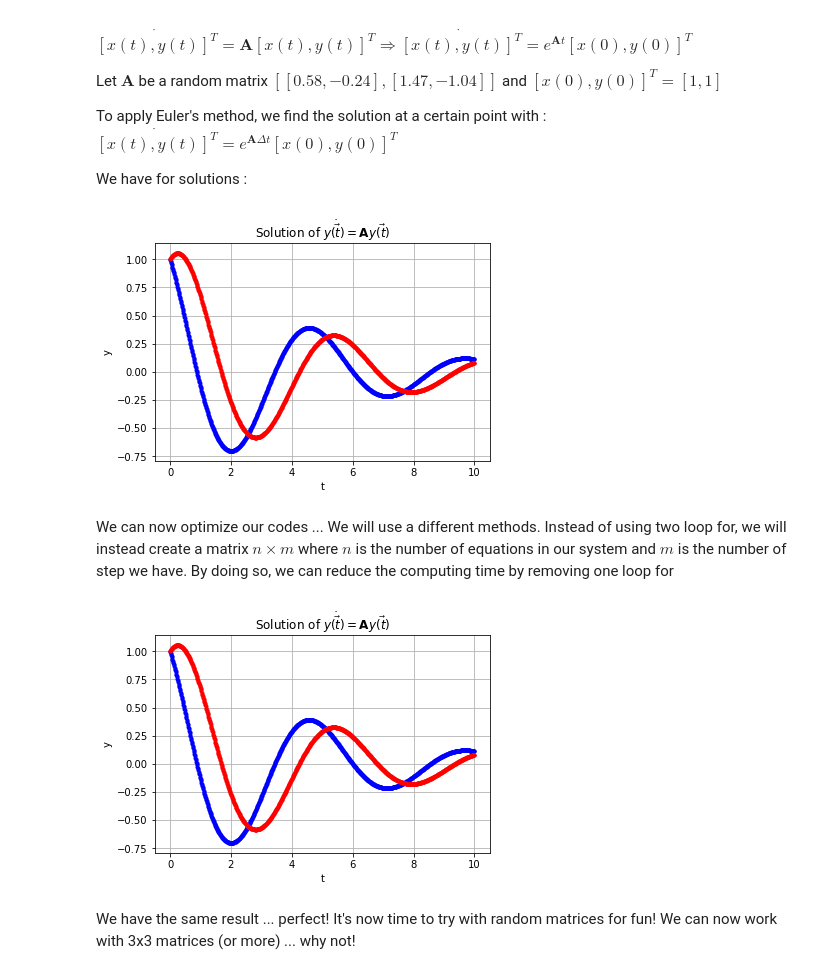
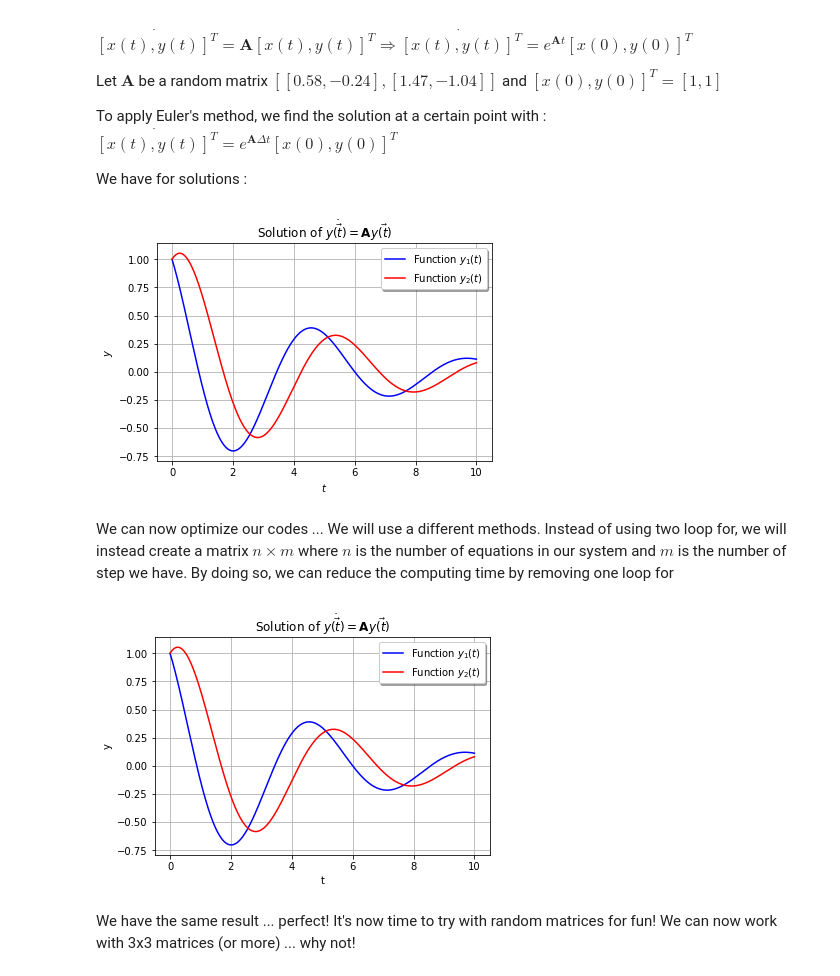
Before and after one commit to DCC-Lab/Computational-neuroscience-RNNs-, a Jupyter notebook: Differential_equation_solver/Diff_Eq_Solver_Euler_RK_.ipynb, the cells around one changed output. Drawn from its saved outputs; the diff is of its cells as text; code cells hidden in the pictures.

```diff
--- a/Differential_equation_solver/Diff_Eq_Solver_Euler_RK_.ipynb
+++ b/Differential_equation_solver/Diff_Eq_Solver_Euler_RK_.ipynb
@@ -91,39 +91,40 @@ def EDO_Euler_matrix(IC, t, A):
     t : time period
     A : Matrix
     -----------------------------
     Return tuple
     '''
     n = len(IC)  # We estimage te size of our matrices
     res = []
     for i in range(n):
         res.append(np.zeros((len(t),1)))  # We initialize zero matrices
         res[i][0] = IC[i]  #We initialize our initial value
     previous = IC
 
     for j in range(1, len(t)):
         delta_t = t[j] - t[j-1]
-        matrix = np.matmul(linalg.expm(A * delta_t), previous)  #find solution
+        matrix = linalg.expm(A * delta_t) @ previous  #find solution
         previous = matrix
         for i, y in enumerate(res):
             res[i][j] = matrix[i]  #redefine value
     return res
 
 
 
 t = np.linspace(0, 10, 1000)
 A = np.array([[0.58, -1.47], [1.47, -1.04]])
 y1 = (EDO_Euler_matrix(IC=np.array([[1],[1]]), t=t, A=A))[0]
 y2 = (EDO_Euler_matrix(IC=np.array([[1],[1]]), t=t, A=A))[1]
 
-plt.plot(t, y1, "b.-", label="y1")
-plt.plot(t, y2, "r.-", label="y2")
+plt.plot(t, y1, "b-", label=r"Function $y_1(t)$")
+plt.plot(t, y2, "r-", label=r"Function $y_2(t)$")
 plt.grid(True)
-plt.xlabel("t")
-plt.ylabel("y")
+plt.legend(fancybox=True, shadow=True)
+plt.xlabel(r"$t$")
+plt.ylabel(r"$y$")
 plt.title(r"Solution of $\dot{\vec{y(t)}}=\mathbf{A}\vec{y(t)}$")
 plt.show()
 # %% [output]
-[figure, old version]
+[figure, new version]
 # %% [markdown]
 We can now optimize our codes ... We will use a different methods. Instead of using two loop for, we will instead create a matrix $n \times m$ where $n$ is the number of equations in our system and $m$ is the number of step we have. By doing so, we can reduce the computing time by removing one loop for
 # %%
@@ -148,15 +149,16 @@ IC = np.array([1, 1]).T
 y1 = (EDO_Euler_Matrix_Opti(IC=IC, t=t, A=A))[0]
 y2 = (EDO_Euler_Matrix_Opti(IC=IC, t=t, A=A))[1]
 
-plt.plot(t, y1, "b.-", label="y1")
-plt.plot(t, y2, "r.-", label="y2")
+plt.plot(t, y1, "b-", label=r"Function $y_1(t)$")
+plt.plot(t, y2, "r-", label=r"Function $y_2(t)$")
 plt.grid(True)
-plt.xlabel("t")
-plt.ylabel("y")
+plt.legend(fancybox=True, shadow=True)
+plt.xlabel(r"t")
+plt.ylabel(r"y")
 plt.title(r"Solution of $\dot{\vec{y(t)}}=\mathbf{A}\vec{y(t)}$")
 plt.show()
 # %% [output]
-[figure, old version]
+[figure, new version]
 # %% [markdown]
 We have the same result ... perfect! It's now time to try with random matrices for fun! We can now work with 3x3 matrices (or more) ... why not!
 # %%
```
Also changed, not shown: parts of 15 cells of this notebook.
